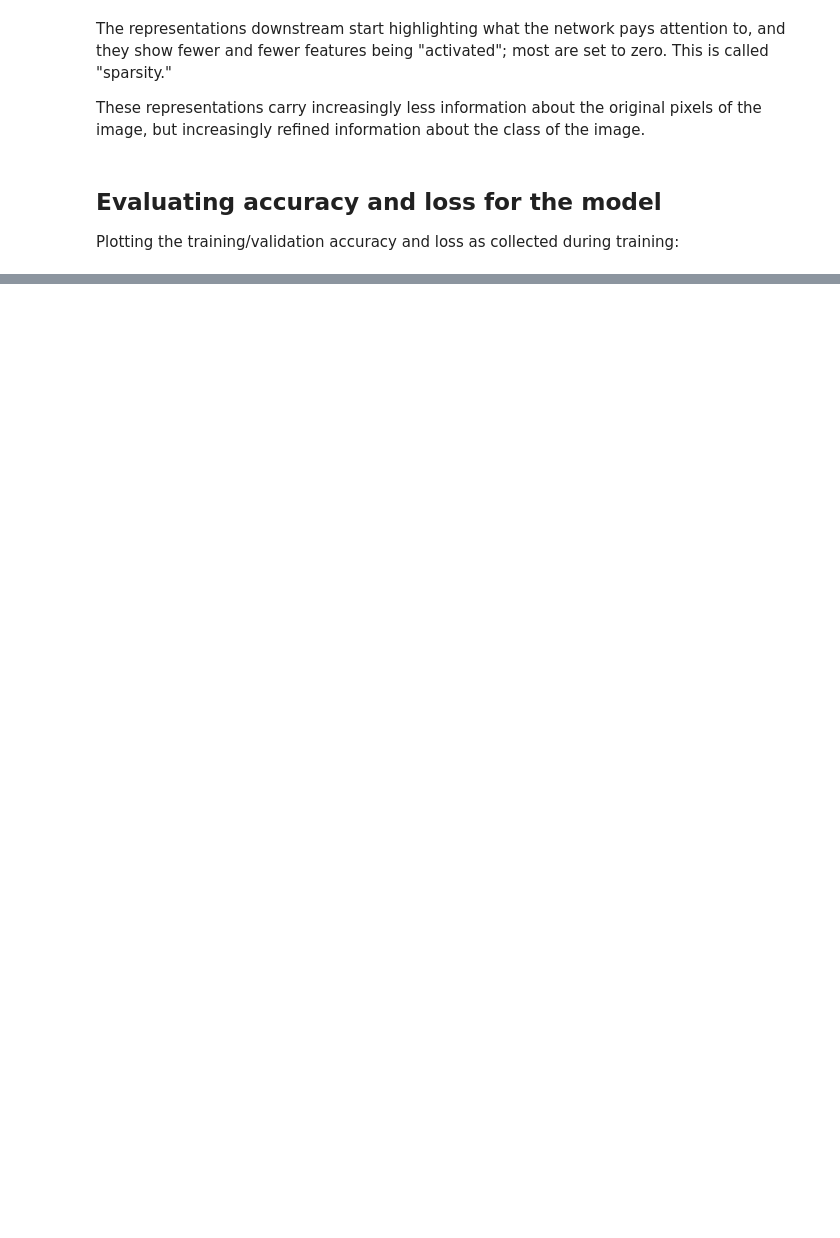
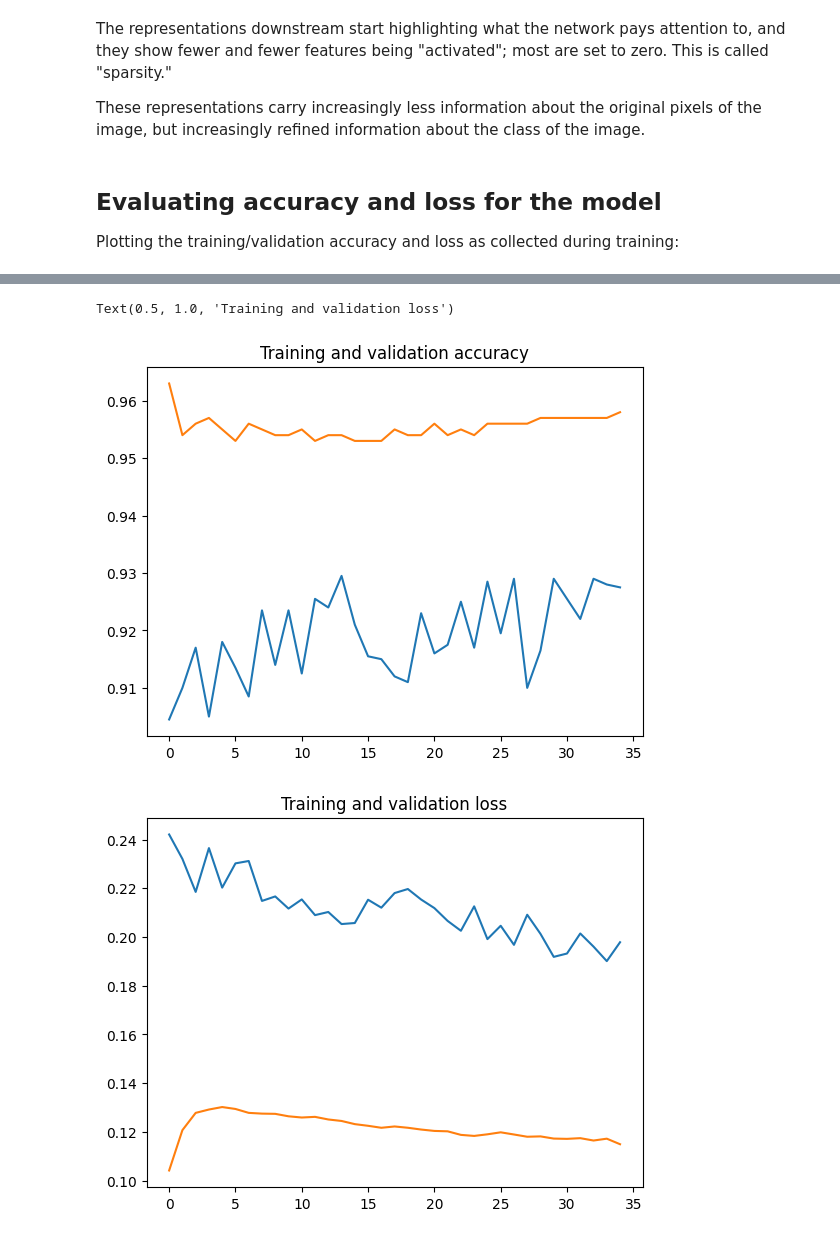
Before and after one commit to potapov-dm/image-classification-cat-dog, a Jupyter notebook: image_classification_cat_dog.ipynb, the cells around one changed output, grey strips where cells are left out. Drawn from its saved outputs; the diff is of its cells as text; code cells hidden in the pictures; blank space fills up the shorter version.

```diff
--- a/image_classification_cat_dog.ipynb
+++ b/image_classification_cat_dog.ipynb
@@ -341,0 +399,24 @@ the training and validation accuracies plateaued at 75%, there is no overfitting
+# %%
+from tensorflow.keras.optimizers import SGD
+
+unfreeze = False
+
+for layer in pre_trained_model.layers:
+  if unfreeze:
+    layer.trainable = True
+  if layer.name == 'mixed6':
+    unfreeze = True
+
+model.compile(loss='binary_crossentropy',
+              optimizer=SGD(
+                  learning_rate=0.00001,
+                  momentum=0.9),
+              metrics=['acc'])
+# %%
+history = model.fit_generator(
+      train_generator,
+      steps_per_epoch=100,
+      epochs=35,
+      validation_data=validation_generator,
+      validation_steps=50,
+      verbose=2)
@@ -341,0 +442,22 @@ the training and validation accuracies plateaued at 75%, there is no overfitting
+# %%
+acc = history.history['acc']
+val_acc = history.history['val_acc']
+
+loss = history.history['loss']
+val_loss = history.history['val_loss']
+
+epochs = range(len(acc))
+
+plt.plot(epochs, acc)
+plt.plot(epochs, val_acc)
+plt.title('Training and validation accuracy')
+
+plt.figure()
+
+plt.plot(epochs, loss)
+plt.plot(epochs, val_loss)
+plt.title('Training and validation loss')
+# %% [output]
+Text(0.5, 1.0, 'Training and validation loss')
+[figure, added]
+[figure, added]
```
Also changed, not shown: parts of 14 cells of this notebook.
